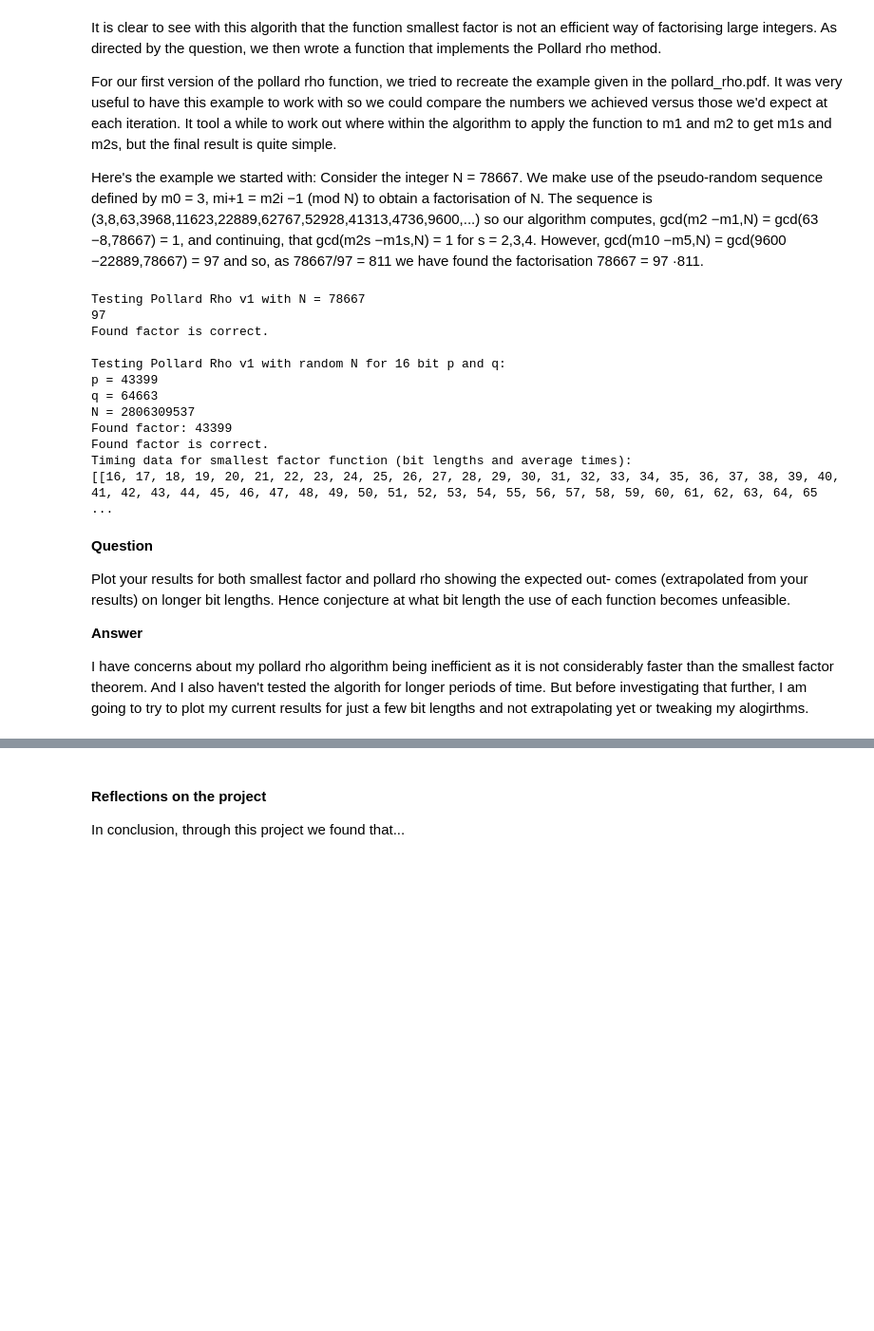
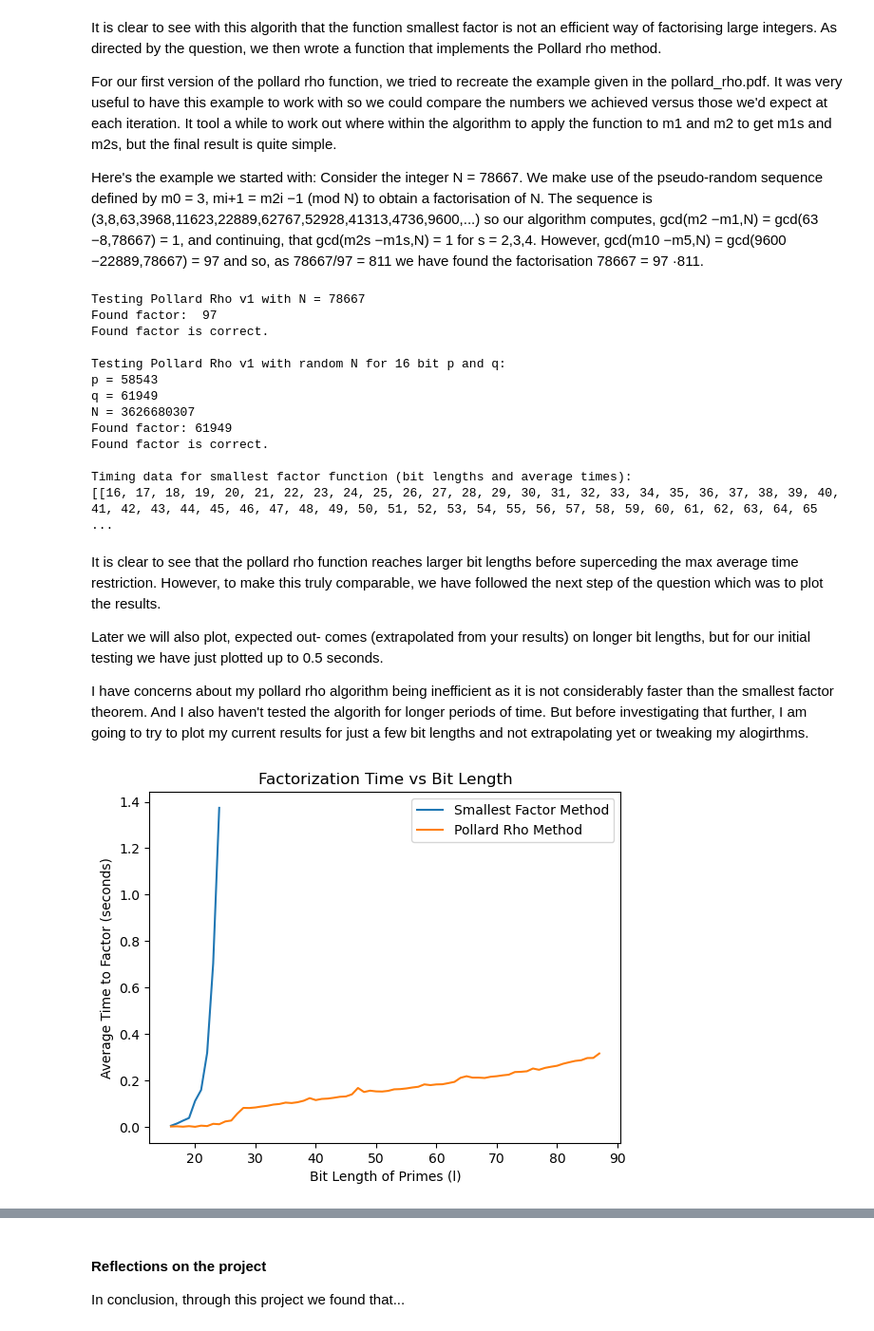
Before and after one commit to MattPygottCode/Group3, a Jupyter notebook: Hybrid Cryptography.ipynb, the cells around one changed output, grey strips where cells are left out. Shown at 95% size. Cells and saved outputs as stored; diff of their text form; code cells hidden in the pictures; blank space fills up the shorter version.

```diff
--- a/Hybrid Cryptography.ipynb
+++ b/Hybrid Cryptography.ipynb
@@ -352,13 +330,13 @@ The function seems to be working! Now, starting with l = 16 bit primes, we wrote
 We have used 3 iterations for each bit length to get an average. We decided to just test computation times up to 1 second at this stage, and then test up to 15 minutes once we know the procedures are working.
 # %%
 # Define function to time factorisation function
-def time_factorisation(l, max_time, input_function, Verbose=False):
+def time_factorisation(l, max_time, iterations, input_function, Verbose=False):
     bit_lengths = []
     avg_times = []
 
     while True:
         times = []
-        for _ in range(3):  # Run 3 trials for each bit length
+        for _ in range(iterations):  # Run 3 trials for each bit length
             p = random_prime(l)
             q = random_prime(l)
             N = p * q
@@ -382,7 +357,8 @@ Timing data for smallest factor function (bit lengths and average times):
 # Generate data on pollard rho timings
 l = 16
 max_time = 1
-smallest_factor_data = time_factorisation(l, max_time, smallest_factor)
+iterations = 1
+smallest_factor_data = time_factorisation(l, max_time, iterations, smallest_factor)
 print("Timing data for smallest factor function (bit lengths and average times):")
 print(smallest_factor_data)
 # %% [output]
@@ -422,7 +399,7 @@ def pollard_rho_v1(N, max_iterations=10000):
 N = 78667
 print("Testing Pollard Rho v1 with N =", N)
 factor = pollard_rho_v1(N)
-print(factor)
+print("Found factor: ", factor)
 if factor == 97:
     print("Found factor is correct.\n")
 
@@ -432,51 +409,53 @@ test_factor_function(pollard_rho_v1)
 
 # Generate data on pollard rho version 1 timings
 l = 16
-max_time = 0.5
-print("Timing data for smallest factor function (bit lengths and average times):")
-pollard_rho_data_v1 = time_factorisation(l, max_time, pollard_rho_v1)
+max_time = 0.3
+iterations = 1
+print("\nTiming data for smallest factor function (bit lengths and average times):")
+pollard_rho_data_v1 = time_factorisation(l, max_time, iterations, pollard_rho_v1)
 print(pollard_rho_data_v1)
 # %% [output]
 Testing Pollard Rho v1 with N = 78667
-97
+Found factor:  97
 Found factor is correct.
 
 Testing Pollard Rho v1 with random N for 16 bit p and q:
-p = 43399
-q = 64663
-N = 2806309537
-Found factor: 43399
+p = 58543
+q = 61949
+N = 3626680307
+Found factor: 61949
 Found factor is correct.
+
 Timing data for smallest factor function (bit lengths and average times):
 [[16, 17, 18, 19, 20, 21, 22, 23, 24, 25, 26, 27, 28, 29, 30, 31, 32, 33, 34, 35, 36, 37, 38, 39, 40, 41, 42, 43, 44, 45, 46, 47, 48, 49, 50, 51, 52, 53, 54, 55, 56, 57, 58, 59, 60, 61, 62, 63, 64, 65 ...
 # %% [markdown]
-**Question**
+It is clear to see that the pollard rho function reaches larger bit lengths before superceding the max average time restriction. However, to make this truly comparable, we have followed the next step of the question which was to plot the results.
 
-Plot your results for both smallest factor and pollard rho showing the expected out- comes (extrapolated from your results) on longer bit lengths. Hence conjecture at what bit length the use of each function becomes unfeasible.
-
-**Answer**
+Later we will also plot, expected out- comes (extrapolated from your results) on longer bit lengths, but for our initial testing we have just plotted up to 0.5 seconds.
 
 I have concerns about my pollard rho algorithm being inefficient as it is not considerably faster than the smallest factor theorem. And I also haven't tested the algorith for longer periods of time. But before investigating that further, I am going to try to plot my current results for just a few bit lengths and not extrapolating yet or tweaking my alogirthms.
 # %%
 # Write the function to plot graphs for both methods
 def plot_graphs(data1, data2):
     x1 = np.array(data1[0])
     y1 = np.array(data1[1])
 
     x2 = np.array(data2[0])
     y2 = np.array(data2[1])
 
-    plt.plot(x, y, label='Smallest Factor Method')
+    plt.plot(x1, y1, label='Smallest Factor Method')
     plt.plot(x2, y2, label='Pollard Rho Method')
 
     plt.title('Factorization Time vs Bit Length')
     plt.xlabel('Bit Length of Primes (l)')
     plt.ylabel('Average Time to Factor (seconds)')
     plt.legend()
     plt.show()
 
-# Plot graphs for both methods
+# Plot graphs for the smallest factor and pollard rho version 1 data
 plot_graphs(smallest_factor_data, pollard_rho_data_v1)
+# %% [output]
+[figure, added]
 # %%
 def pollard_rho_v2(N, max_iterations=10000):
 
```
Also changed, not shown: parts of 9 cells of this notebook.
